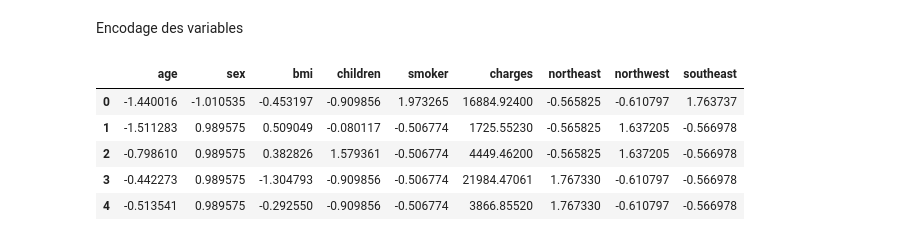
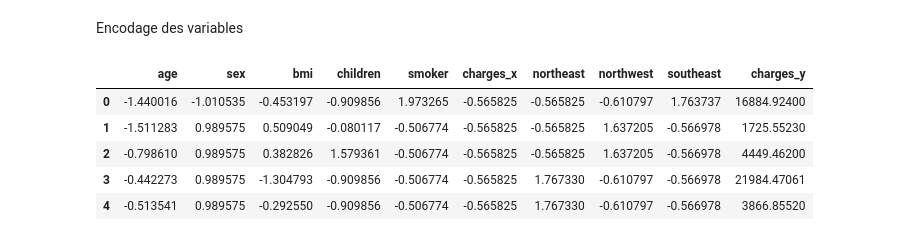
Before and after one commit to sacha-sz/SY09-Projet, a Jupyter notebook: preprocessing.ipynb, the cells around one changed output. Drawn from its saved outputs; the diff is of its cells as text; code cells hidden in the pictures.

```diff
--- a/preprocessing.ipynb
+++ b/preprocessing.ipynb
@@ -29,15 +29,15 @@ scaler = StandardScaler()
 scaled_data = scaler.fit_transform(df.drop(columns=["charges"]))
 # %%
 scaled_data = pd.DataFrame(scaled_data, columns=df.columns[:-1])
-scaled_data["charges"] = charges
+scaled_data = pd.merge(scaled_data, charges, left_index=True, right_index=True)
 scaled_data.head()
 # %% [output]
-|  | age | sex | bmi | children | smoker | charges | northeast | northwest | southeast |
-| 0 | -1.440016 | -1.010535 | -0.453197 | -0.909856 | 1.973265 | 16884.92400 | -0.565825 | -0.610797 | 1.763737 |
-| 1 | -1.511283 | 0.989575 | 0.509049 | -0.080117 | -0.506774 | 1725.55230 | -0.565825 | 1.637205 | -0.566978 |
-| 2 | -0.798610 | 0.989575 | 0.382826 | 1.579361 | -0.506774 | 4449.46200 | -0.565825 | 1.637205 | -0.566978 |
-| 3 | -0.442273 | 0.989575 | -1.304793 | -0.909856 | -0.506774 | 21984.47061 | 1.767330 | -0.610797 | -0.566978 |
-| 4 | -0.513541 | 0.989575 | -0.292550 | -0.909856 | -0.506774 | 3866.85520 | 1.767330 | -0.610797 | -0.566978 |
+|  | age | sex | bmi | children | smoker | charges_x | northeast | northwest | southeast | charges_y |
+| 0 | -1.440016 | -1.010535 | -0.453197 | -0.909856 | 1.973265 | -0.565825 | -0.565825 | -0.610797 | 1.763737 | 16884.92400 |
+| 1 | -1.511283 | 0.989575 | 0.509049 | -0.080117 | -0.506774 | -0.565825 | -0.565825 | 1.637205 | -0.566978 | 1725.55230 |
+| 2 | -0.798610 | 0.989575 | 0.382826 | 1.579361 | -0.506774 | -0.565825 | -0.565825 | 1.637205 | -0.566978 | 4449.46200 |
+| 3 | -0.442273 | 0.989575 | -1.304793 | -0.909856 | -0.506774 | -0.565825 | 1.767330 | -0.610797 | -0.566978 | 21984.47061 |
+| 4 | -0.513541 | 0.989575 | -0.292550 | -0.909856 | -0.506774 | -0.565825 | 1.767330 | -0.610797 | -0.566978 | 3866.85520 |
 # %%
 # On enregistre le df dans un fichier csv
 scaled_data.to_csv("data/medical_insurance_scaled.csv", index=False)
```
Also changed, not shown: parts of 1 cell of this notebook, 2 other files.
